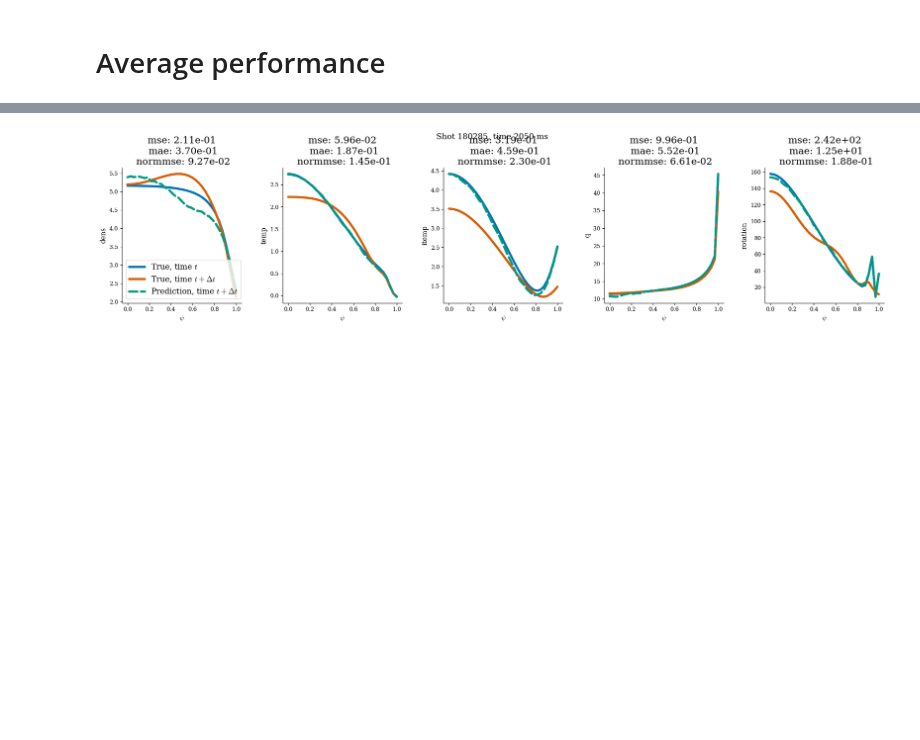
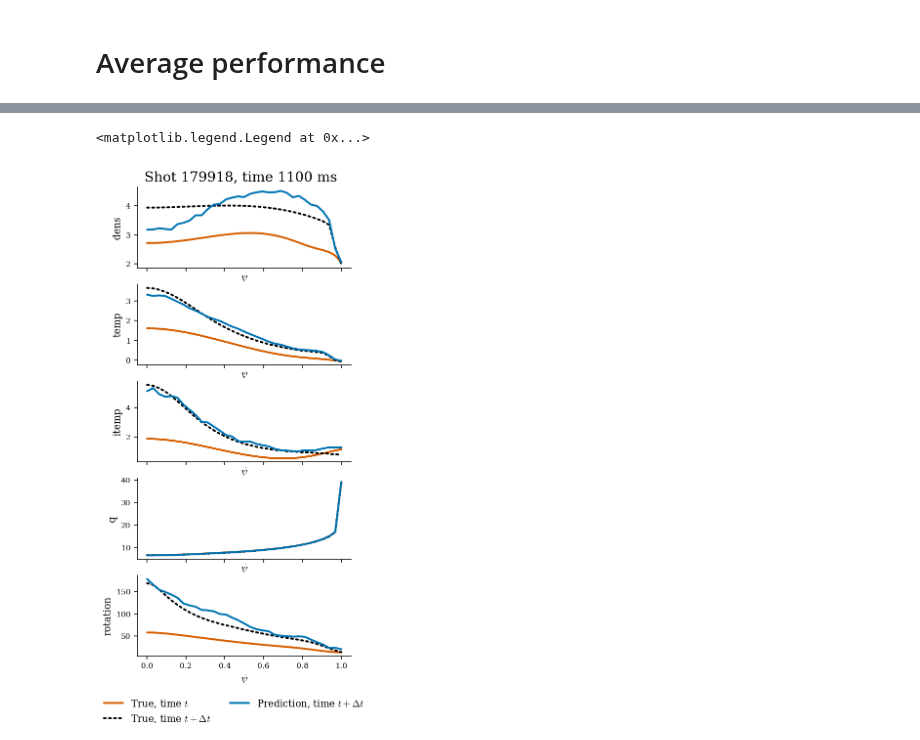
Before and after one commit to PlasmaControl/plasma-profile-predictor, a Jupyter notebook: notebooks/plots_for_paper.ipynb, the cells around one changed output, grey strips where cells are left out. Cells and saved outputs as stored; diff of their text form; code cells hidden in the pictures; blank space fills up the shorter version.

```diff
--- a/notebooks/plots_for_paper.ipynb
+++ b/notebooks/plots_for_paper.ipynb
@@ -460,0 +611,12 @@ plt.subplots_adjust(hspace=.6,wspace=.4)
+# %%
+hi_per = 75
+low_per = 25
+
+med_model_err = {sig:np.median(model_err[sig]*scenario['normalization_dict'][sig]['iqr'],axis=0) for sig in scenario['target_profile_names']}
+med_baseline_err = {sig:np.median(baseline_err[sig]*scenario['normalization_dict'][sig]['iqr'],axis=0) for sig in scenario['target_profile_names']}
+
+med_model_hiper = {sig:np.percentile(model_err[sig]*scenario['normalization_dict'][sig]['iqr'],hi_per,axis=0) for sig in scenario['target_profile_names']}
+med_baseline_hiper = {sig:np.percentile(baseline_err[sig]*scenario['normalization_dict'][sig]['iqr'],hi_per,axis=0) for sig in scenario['target_profile_names']}
+
+med_model_lowper = {sig:np.percentile(model_err[sig]*scenario['normalization_dict'][sig]['iqr'],low_per,axis=0) for sig in scenario['target_profile_names']}
+med_baseline_lowper = {sig:np.percentile(baseline_err[sig]*scenario['normalization_dict'][sig]['iqr'],low_per,axis=0) for sig in scenario['target_profile_names']}
@@ -460,0 +683,8 @@ plt.subplots_adjust(hspace=.6,wspace=.4)
+# %%
+def find_bounds(true,pred,percentile=90):
+    arr = np.concatenate([true,pred]).flatten()
+
+    true_bounds=(np.percentile(true, 50-percentile/2),np.percentile(true, 50+percentile/2))
+    pred_bounds=(np.percentile(pred, 50-percentile/2),np.percentile(pred, 50+percentile/2))
+#     bounds=(mean-3*std,mean+3*std)
+    return (np.maximum(true_bounds[0],pred_bounds[0]),np.minimum(true_bounds[1],pred_bounds[1]))
@@ -461,49 +880,58 @@ plt.subplots_adjust(hspace=.6,wspace=.4)
 # %%
 
 
 index = 94117
 index = 1
 index = np.random.randint(len(train_generator))
 inputs, targets,_ = train_generator[index]
+profiles = scenario['input_profile_names']
 # inputs,targets,_ = train_generator.get_data_by_shot_time([163303],[12])
 # inputs = inputs[index]
 # targets = targets[index]
 
 shotnum = train_generator.cur_shotnum[0,0]
 shottime = train_generator.cur_times[0,-scenario['lookahead']-1]
 
 predictions=model.predict_on_batch(inputs)
 ylabels = profiles #['$n_e$','$T_e$ (keV)','$q$','$\Omega$','$P$ (kPa)']
 
-fig, axes = plt.subplots(1,len(profiles),sharex=False, figsize=(20,5))
+fig, axes = plt.subplots(len(profiles),1,sharex=True, figsize=(4,8))
 for j, profile in enumerate(profiles):
     ax = axes[j]
     inp = inputs['input_{}'.format(profile)].squeeze()
     true = inputs['input_{}'.format(profile)].squeeze() + targets['target_{}'.format(profile)].squeeze()
     pred = inputs['input_{}'.format(profile)].squeeze() + predictions[j].squeeze()
 
     inp = helpers.normalization.denormalize_arr(inp,normalization_dict[profile])
     true = helpers.normalization.denormalize_arr(true,normalization_dict[profile])
     pred = helpers.normalization.denormalize_arr(pred,normalization_dict[profile])
 
-    ax.plot(psi,inp,lw=4,label='True, time $t$')
-    ax.plot(psi,true,lw=4,label='True, time $t+\Delta t$')
-    ax.plot(psi,pred,lw=4,ls='--',label='Prediction, time $t+\Delta t$')
-    ax.set_ylabel(ylabels[j],size=12)
-    title = ''
-    title += 'mse: {:.2e}'.format(mse(true,pred))
-    title += '\n mae: {:.2e}'.format(mae(true,pred))
-    title += '\n normmse: {:.2e}'.format(normed_mse(true,pred))
-    ax.set_title(title)
-    ax.set_xlabel('$\psi$',size=12)
-    if j==0:
-        ax.legend(fontsize=14)
-    fig.suptitle("Shot {}, time {} ms".format(int(shotnum), int(shottime)))
-    ax.tick_params(axis='both', which='major', labelsize=10)
-plt.tight_layout()
+    ax.plot(psi,inp,lw=2,label='True, time $t$',c=colorblind_colors[1])
+    ax.plot(psi,true,lw=2,label='True, time $t+\Delta t$',c='k',ls=':')
+    ax.plot(psi,pred,lw=2,label='Prediction, time $t+\Delta t$',c=colorblind_colors[0])
+    ax.set_ylabel(ylabels[j],size=10)
+#     title = ''
+#     title += 'mse: {:.2e}'.format(mse(true,pred))
+#     title += '\n mae: {:.2e}'.format(mae(true,pred))
+#     title += '\n normmse: {:.2e}'.format(normed_mse(true,pred))
+#     ax.set_title(title)
+    ax.set_xlabel('$\psi$',size=10)
+    ax.tick_params(axis='both', which='major', labelsize=8)
+
+plt.subplots_adjust(top=.95,bottom=.1)
+fig.suptitle("Shot {}, time {} ms".format(int(shotnum), int(shottime)))
+fig.legend(handles=axes[0].lines,
+           labels=[line._label for line in axes[0].lines],
+           loc="upper center",
+           bbox_to_anchor=(0.5, 0.06),
+           frameon=False,
+           mode=None,
+           ncol=2,
+          fontsize=labelsize)
 # fig.savefig('prof_pred_ex.png')
 # %% [output]
+<matplotlib.legend.Legend at 0x...>
-[figure, old version]
+[figure, new version]
 # %%
 def mse(true,pred):
     return np.mean((pred-true)**2)
```
Also changed, not shown: parts of 62 cells of this notebook, 44 other files.
